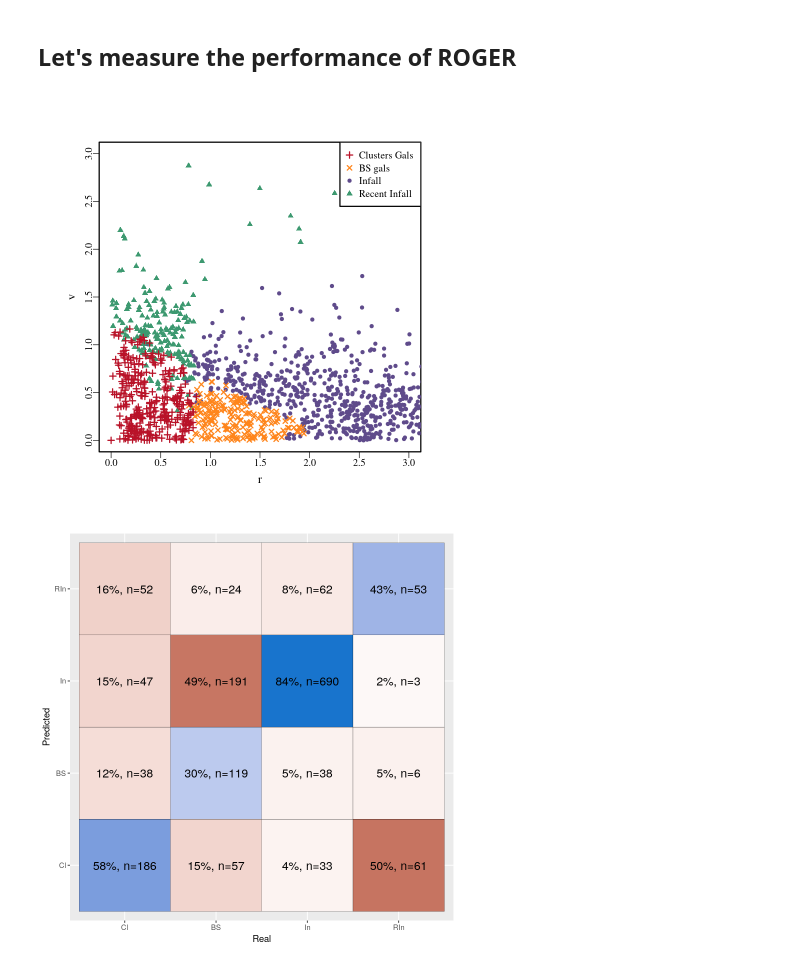
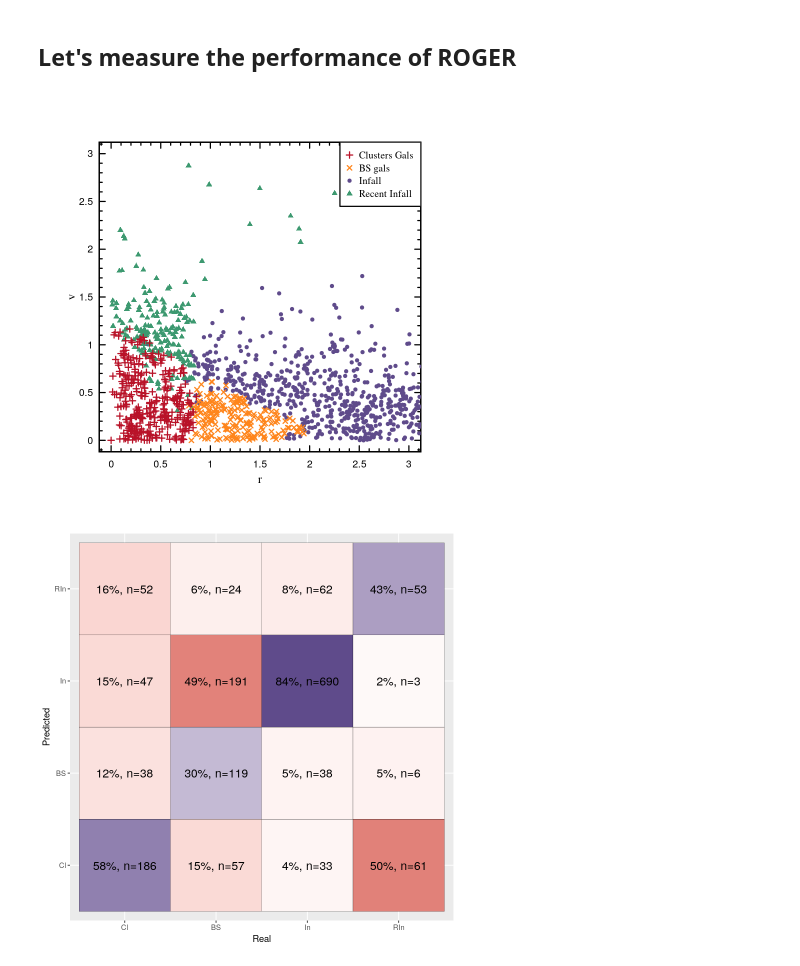
Before and after one commit to Martindelosrios/ROGER, a Jupyter notebook: Examples/Example 1.ipynb, the cells around one changed output. Cells and saved outputs as stored; diff of their text form; code cells hidden in the pictures.

```diff
--- a/Examples/Example 1.ipynb
+++ b/Examples/Example 1.ipynb
@@ -105,38 +105,43 @@ cat4 <- subset(cat, cat$pred_class == 'X4') # Predicted Recent Infallers
 # Let's see the final predictions
 
 par(newpars)
-plot(cat$r, cat$v, xlab = 'r', ylab = 'v', xlim = c(0, 3), ylim = c(0, 3), cex = 0.1)
+plot(cat$r, cat$v, xlab = 'r', ylab = 'v', xlim = c(0, 3), ylim = c(0, 3), cex = 0.1, axes = F)
+magaxis(side=1, majorn=5, minorn=5, tcl=0.5, ratio=0.5, labels=TRUE)
+magaxis(side=2, majorn=5, minorn=5, tcl=0.5, ratio=0.5, labels=TRUE,las=2)
+magaxis(side=3:4, majorn=5, minorn=5, tcl=0.5, ratio=0.5, labels=FALSE)
+box()
 points(cat3$r, cat3$v, col = c3, pch = 20)
 points(cat4$r, cat4$v, col = c4, pch = 17)
 points(cat2$r, cat2$v, col = c2, pch = 4)
 points(cat1$r, cat1$v, col = c1, pch = 3)
 legend('topright', c('Clusters Gals', 'BS gals', 'Infall', 'Recent Infall'), col = c(c1, c2, c3, c4), pch = c(3, 4, 20, 17))
 # %% [output]
-[figure, old version]
+[figure, new version]
 # %%
 Real            <- cat$real_class
 Predict         <- cat$pred_class
 levels(Predict) <- c('Cl', 'BS', 'In', 'RIn')
 levels(Real)    <- c('Cl', 'BS', 'In', 'RIn')
 
 real_d        <- as.data.frame(table(Real))
 names(real_d) <- c("Real", "RealFreq")
 
 # Let's estimate the confusion matrix
 
 cMatrix        <- as.data.frame(table(Real, Predict, useNA = 'ifany'))
 names(cMatrix) <- c("Real", "Predicted", "Freq")
 
 cMatrix            <- merge(cMatrix, real_d, by = c('Real', 'Real'))
 cMatrix$Percent    <- cMatrix$Freq/cMatrix$RealFreq*100
 cMatrix$ColorScale <- cMatrix$Percent*-1
 cMatrix[which(cMatrix$Real == cMatrix$Predicted),]$ColorScale <- cMatrix[which(cMatrix$Real == cMatrix$Predicted), ]$ColorScale*-1
 cMatrix$Label <- paste(round(cMatrix$Percent,0), "%, n=", cMatrix$Freq, sep = "")
 
+
 ggplot() +
     geom_tile(aes(x = Real, y = Predicted, fill = ColorScale), data = cMatrix, color = "black", size = 0.1) +
     labs(x = "Real", y = "Predicted") +
     geom_text(aes(x = Real, y = Predicted, label = Label), data = cMatrix, size = 5, colour = "black") +
-    scale_fill_gradient2(low = 'red4', high = 'dodgerblue3', mid = 'white', midpoint = 0, guide = 'none')
+    scale_fill_gradient2(low = c1, high = c3, mid = 'white', midpoint = 0, guide = 'none')
 # %% [output]
-[figure, old version]
+[figure, new version]
```
